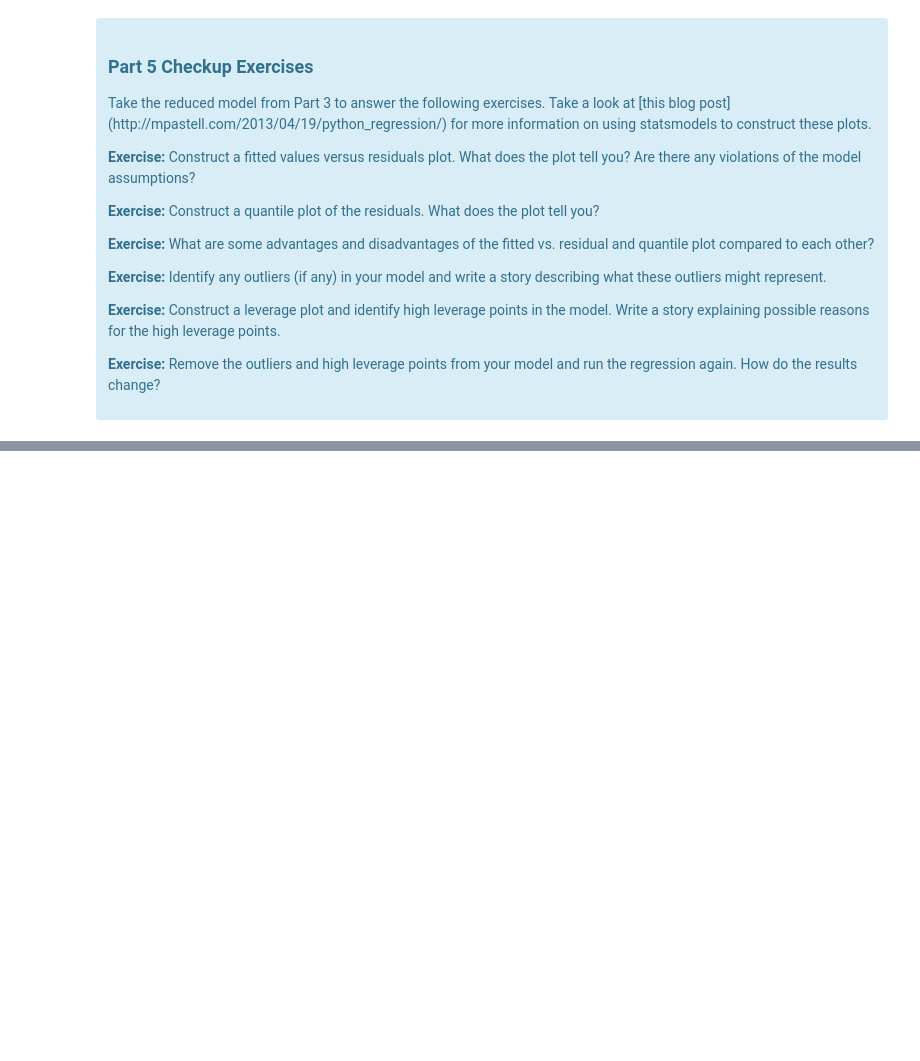
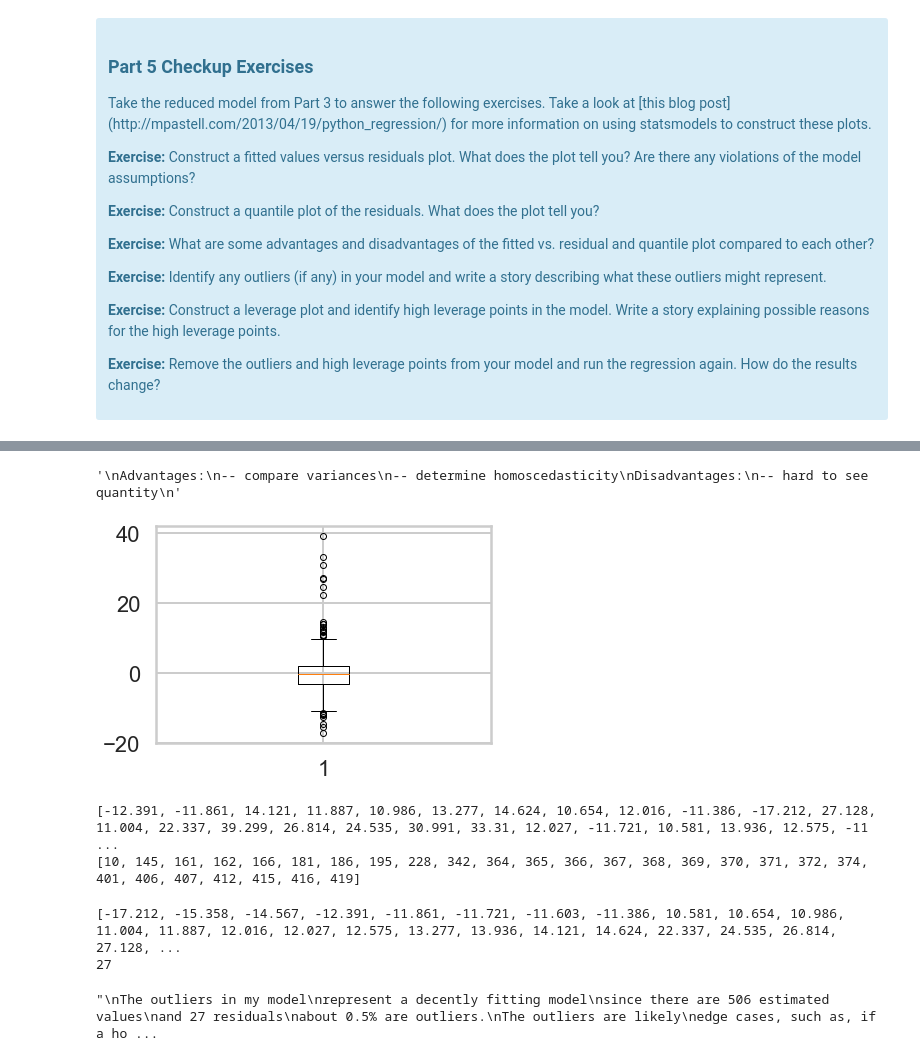
Before and after one commit to DawdlingDaedalus/mec-mini-projects, a Jupyter notebook: mec-11.4.1-linear-regression-mini-project/Mini_Project_Linear_Regression.ipynb, the cells around one changed output, grey strips where cells are left out. Cells and saved outputs as stored; diff of their text form; code cells hidden in the pictures; blank space fills up the shorter version.

```diff
--- a/mec-11.4.1-linear-regression-mini-project/Mini_Project_Linear_Regression.ipynb
+++ b/mec-11.4.1-linear-regression-mini-project/Mini_Project_Linear_Regression.ipynb
@@ -1201,0 +1249,63 @@ There are some other issues that are important investigate with linear regressio
+# %%
+# fitted vs residual plot
+"""
+Advantages:
+-- compare variances
+-- determine homoscedasticity
+Disadvantages:
+-- hard to see quantity
+"""
+# %% [output]
+'\nAdvantages:\n-- compare variances\n-- determine homoscedasticity\nDisadvantages:\n-- hard to see quantity\n'
+# %%
+# outliers
+plt.boxplot(lr3.resid)
+plt.show()
+# %% [output]
+[figure, added]
+# %%
+# find outliers: residuals outside this range iqr +- 1.5*iqr
+p25 = np.percentile(lr3.resid, 25)
+p75 = np.percentile(lr3.resid, 75)
+iqr = p75 - p25
+outliers = []
+indices = []
+count = 0
+for res in lr3.resid:
+    if ((res < (p25 - (1.5*iqr))) or (res > (p75 + (1.5*iqr)))):
+        outliers.append(round(res, 3))
+        indices.append(count)
+    count +=1
+print(outliers)
+print(indices)
+# %% [output]
+[-12.391, -11.861, 14.121, 11.887, 10.986, 13.277, 14.624, 10.654, 12.016, -11.386, -17.212, 27.128, 11.004, 22.337, 39.299, 26.814, 24.535, 30.991, 33.31, 12.027, -11.721, 10.581, 13.936, 12.575, -11 ...
+[10, 145, 161, 162, 166, 181, 186, 195, 228, 342, 364, 365, 366, 367, 368, 369, 370, 371, 372, 374, 401, 406, 407, 412, 415, 416, 419]
+# %%
+print(sorted(outliers))
+print(len(outliers))
+# %% [output]
+[-17.212, -15.358, -14.567, -12.391, -11.861, -11.721, -11.603, -11.386, 10.581, 10.654, 10.986, 11.004, 11.887, 12.016, 12.027, 12.575, 13.277, 13.936, 14.121, 14.624, 22.337, 24.535, 26.814, 27.128, ...
+27
+# %%
+# outliers story
+"""
+The outliers in my model
+represent a decently fitting model
+since there are 506 estimated values
+and 27 residuals
+about 0.5% are outliers.
+The outliers are likely
+edge cases, such as, if a house with
+many rooms is in a crime-ridden part of town
+that could cause the price to be rather low
+for the house's size, but would make sense because
+of the high crime rate.
+The large coefficent value of RM would cause
+our prediction to then be incorrect by a large margin.
+
+Other possibility is a house with many rooms that happens
+to be abandoned and in disrepair. Thus, our model would
+not catch this because we have no variable for abandonment.."""
+# %% [output]
+"\nThe outliers in my model\nrepresent a decently fitting model\nsince there are 506 estimated values\nand 27 residuals\nabout 0.5% are outliers.\nThe outliers are likely\nedge cases, such as, if a ho ...
```
Also changed, not shown: parts of 17 cells of this notebook.
